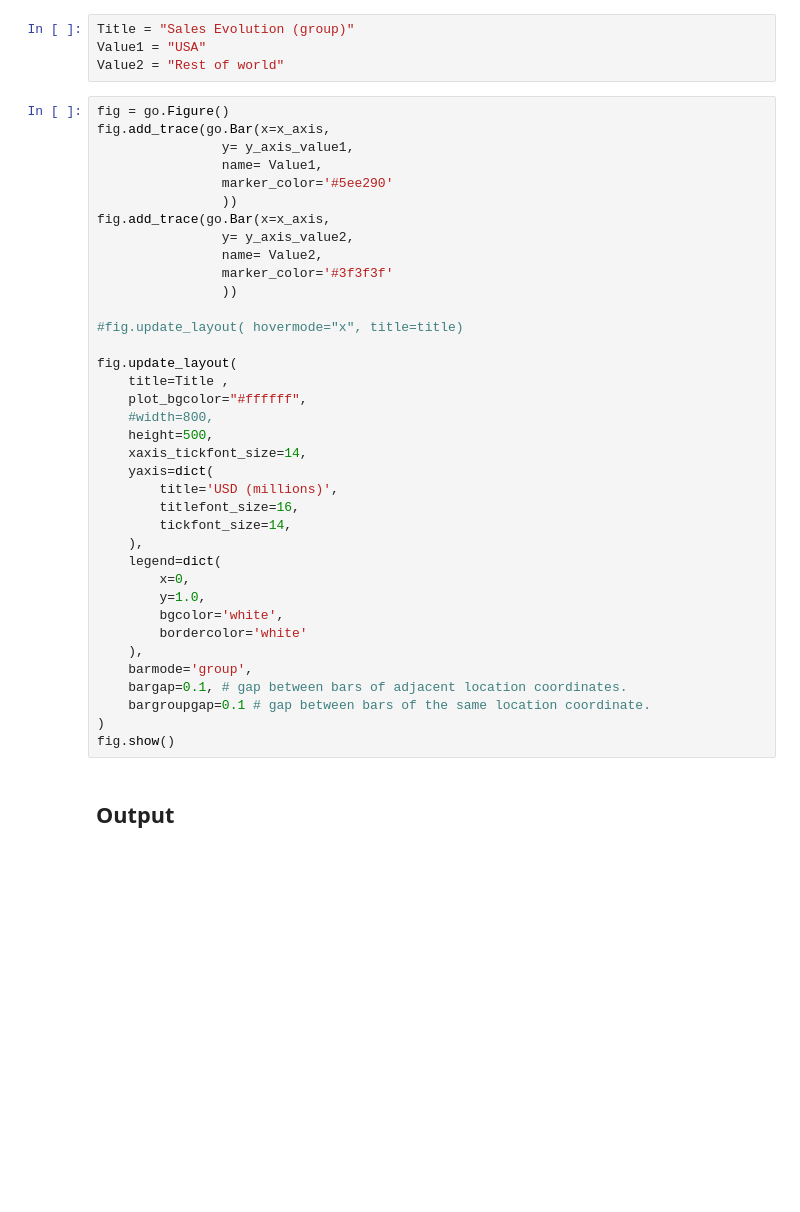
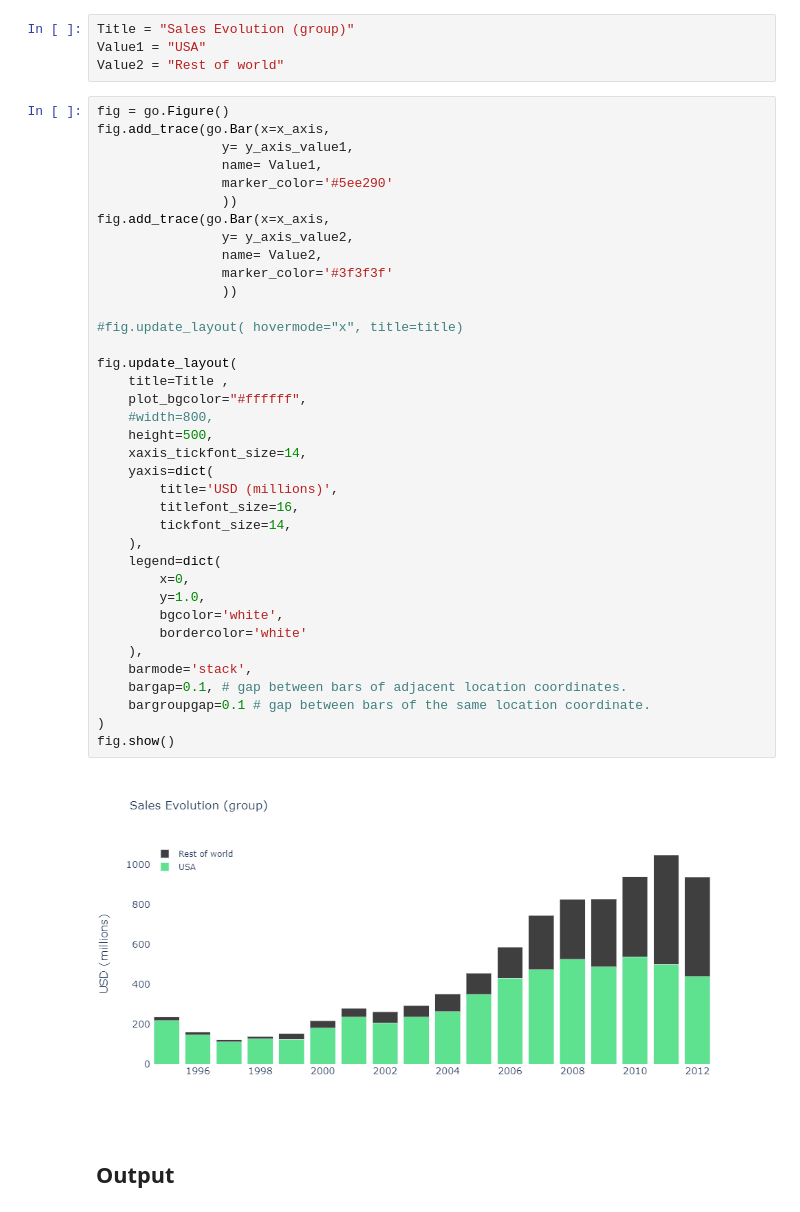
Before and after one commit to jupyter-naas/awesome-notebooks, a Jupyter notebook: Plotly/Plotly_Vertical_Barchart_group.ipynb, the cells around one changed output. Cells and saved outputs as stored; diff of their text form; blank space fills up the shorter version.

```diff
--- a/Plotly/Plotly_Vertical_Barchart_group.ipynb
+++ b/Plotly/Plotly_Vertical_Barchart_group.ipynb
@@ -36,34 +36,36 @@ fig.add_trace(go.Bar(x=x_axis,
                 ))
 fig.add_trace(go.Bar(x=x_axis,
                 y= y_axis_value2,
                 name= Value2,
                 marker_color='#3f3f3f'
                 ))
 
 #fig.update_layout( hovermode="x", title=title)
 
 fig.update_layout(
     title=Title ,
     plot_bgcolor="#ffffff",
     #width=800,
     height=500,
     xaxis_tickfont_size=14,
     yaxis=dict(
         title='USD (millions)',
         titlefont_size=16,
         tickfont_size=14,
     ),
     legend=dict(
         x=0,
         y=1.0,
         bgcolor='white',
         bordercolor='white'
     ),
-    barmode='group',
+    barmode='stack',
     bargap=0.1, # gap between bars of adjacent location coordinates.
     bargroupgap=0.1 # gap between bars of the same location coordinate.
 )
 fig.show()
+# %% [output]
+[figure, added]
 # %% [markdown]
 ## Output
 # %% [markdown]
```
Also changed, not shown: parts of 2 cells of this notebook, 3 other files.
